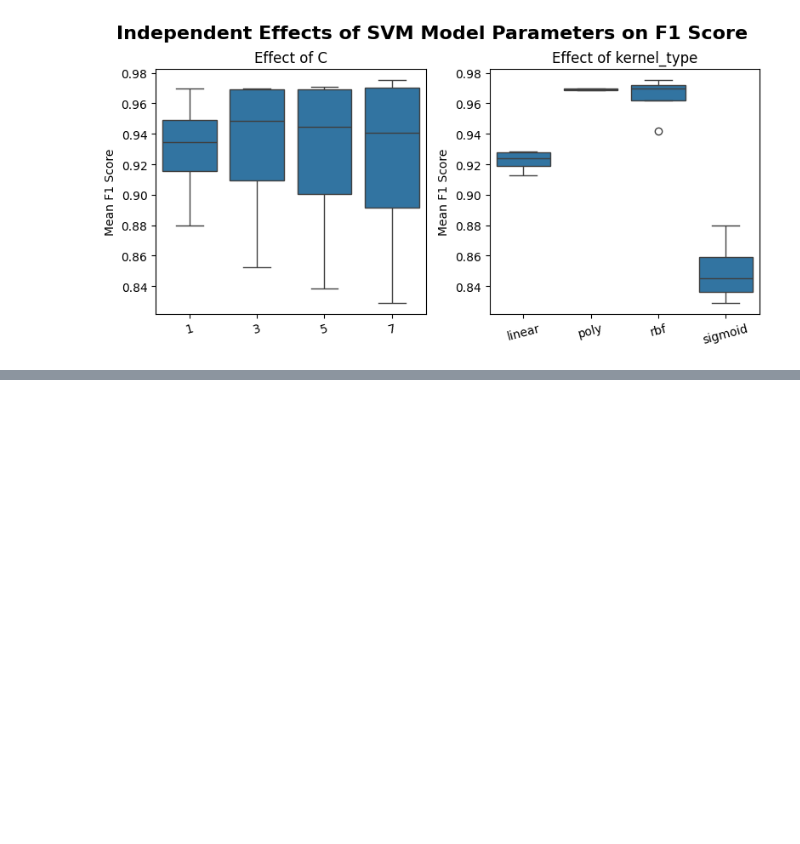
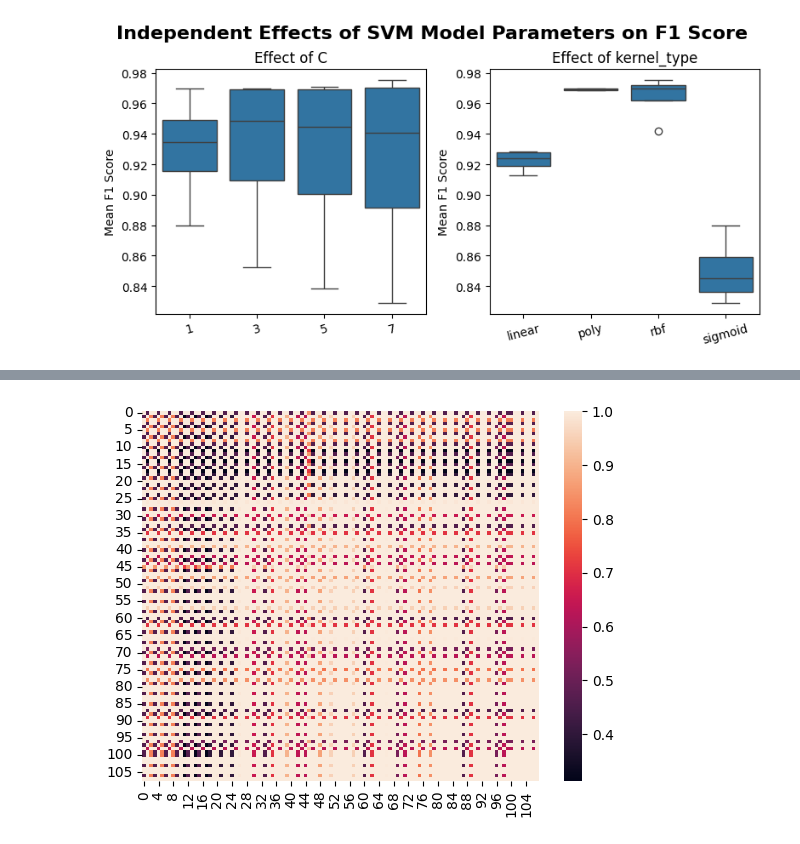
Before and after one commit to ZachParent/mai-intro-to-machine-learning, a Jupyter notebook: work2/notebooks/1.3-ZachParent-try-statistical-analysis.ipynb, the cells around one changed output, grey strips where cells are left out. Saved outputs shown, nothing was run; the diff lists cells and outputs as text; code cells hidden in the pictures; blank space fills up the shorter version.

```diff
--- a/work2/notebooks/1.3-ZachParent-try-statistical-analysis.ipynb
+++ b/work2/notebooks/1.3-ZachParent-try-statistical-analysis.ipynb
@@ -159,0 +218,13 @@ plt.show()
+# %%
+def nemenyi_test(df_with_f1_per_fold):
+    results = {
+        i: df_with_f1_per_fold.loc[i, fold_cols] for i in df_with_f1_per_fold.index
+    }
+    f1_df = pd.DataFrame(results)
+    return sp.posthoc_nemenyi_friedman(f1_df)
+
+nemenyi_results = nemenyi_test(knn_results_hepatitis)
+sns.heatmap(nemenyi_results, fmt='.2f')
+plt.show()
+# %% [output]
+[figure, added]
```
Also changed, not shown: parts of 2 cells of this notebook, 1 other file.
